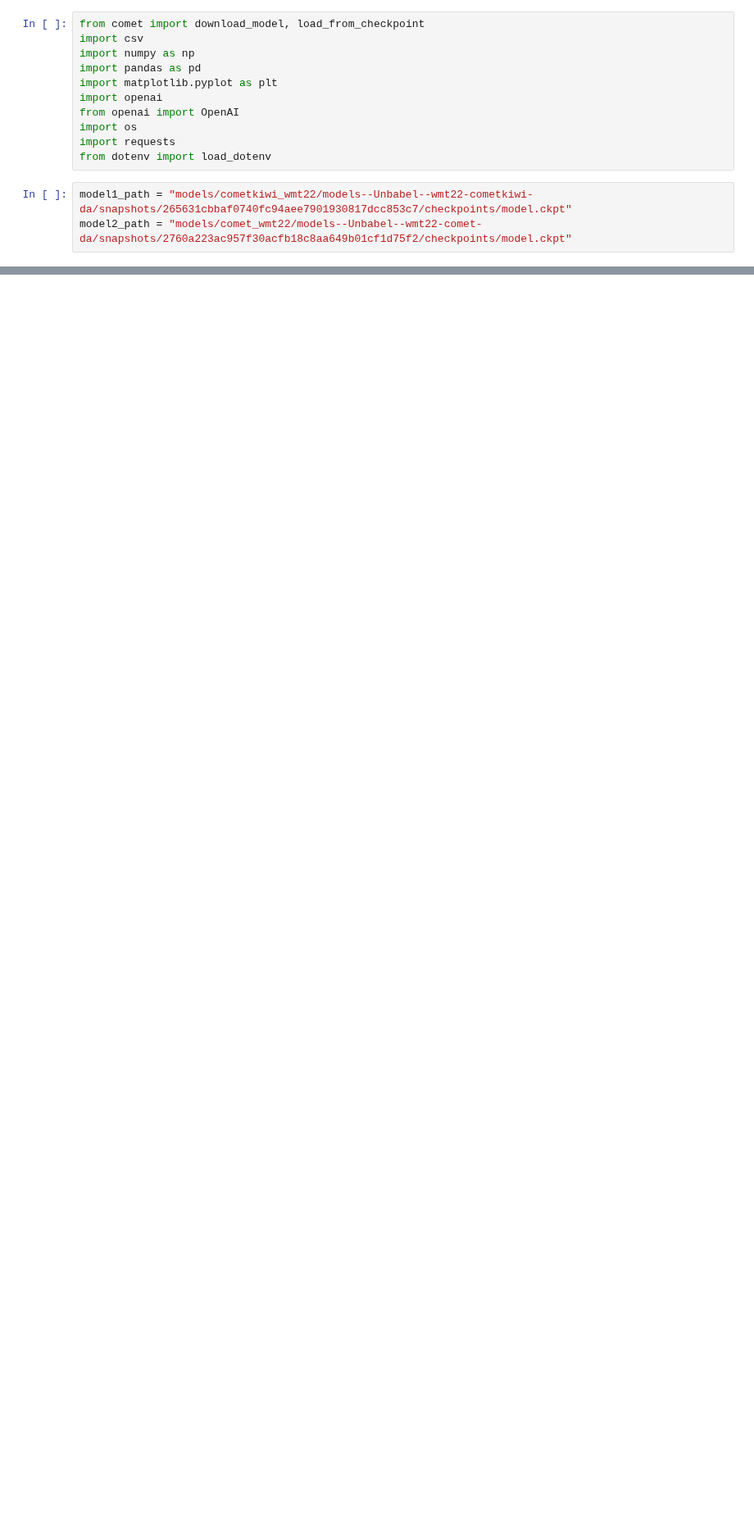
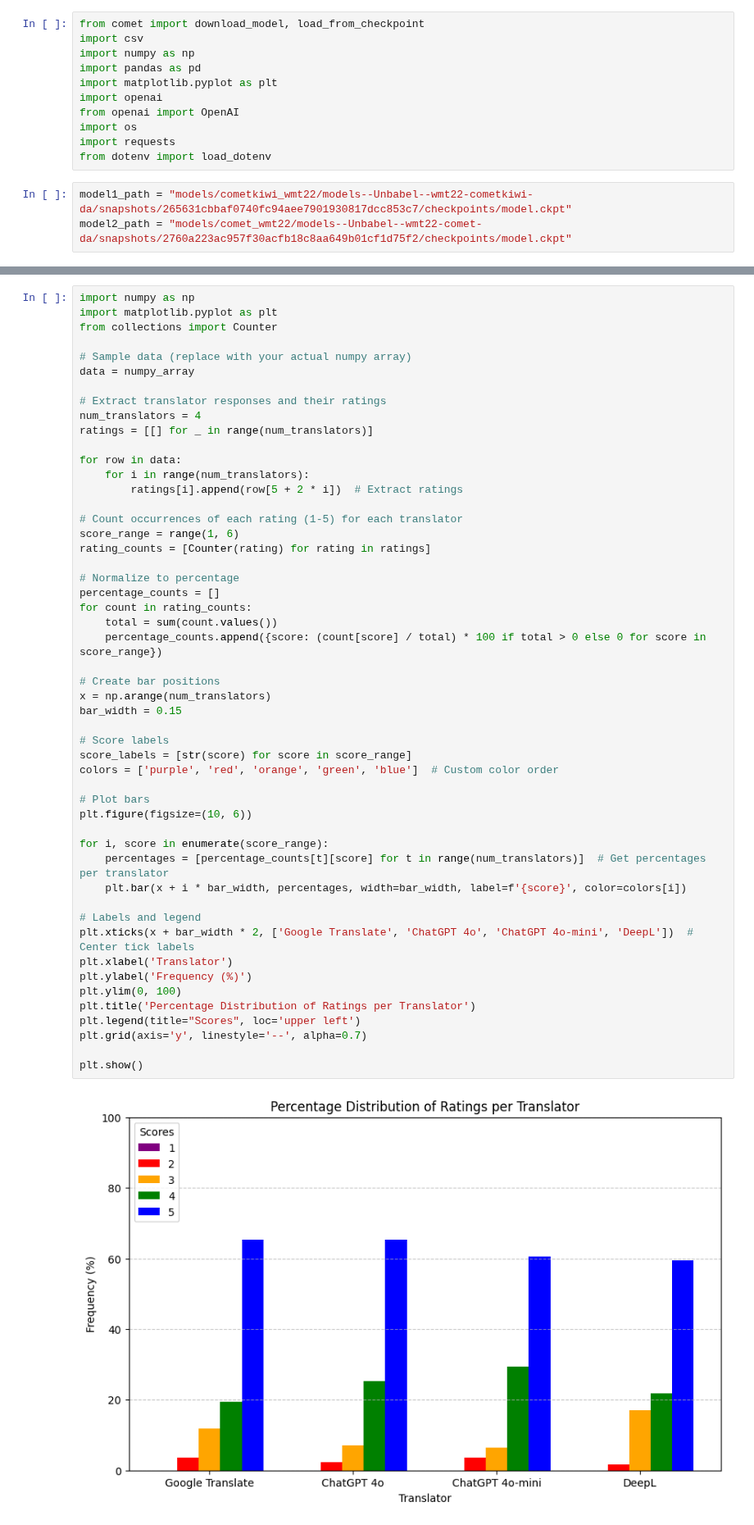
Before and after one commit to antoinevilain001/translation_thesis, a Jupyter notebook: translation_analysis/analysis1/analysis2.ipynb, the cells around one changed output, grey strips where cells are left out. Shown at 82% size. Drawn from its saved outputs; the diff is of its cells as text; blank space fills up the shorter version.

```diff
--- a/translation_analysis/analysis1/analysis2.ipynb
+++ b/translation_analysis/analysis1/analysis2.ipynb
@@ -61,0 +173,53 @@ Mom says that when you look hard you always end up finding something.
+# %%
+import numpy as np
+import matplotlib.pyplot as plt
+from collections import Counter
+
+# Sample data (replace with your actual numpy array)
+data = numpy_array
+
+# Extract translator responses and their ratings
+num_translators = 4
+ratings = [[] for _ in range(num_translators)]
+
+for row in data:
+    for i in range(num_translators):
+        ratings[i].append(row[5 + 2 * i])  # Extract ratings
+
+# Count occurrences of each rating (1-5) for each translator
+score_range = range(1, 6)
+rating_counts = [Counter(rating) for rating in ratings]
+
+# Normalize to percentage
+percentage_counts = []
+for count in rating_counts:
+    total = sum(count.values())
+    percentage_counts.append({score: (count[score] / total) * 100 if total > 0 else 0 for score in score_range})
+
+# Create bar positions
+x = np.arange(num_translators)
+bar_width = 0.15
+
+# Score labels
+score_labels = [str(score) for score in score_range]
+colors = ['purple', 'red', 'orange', 'green', 'blue']  # Custom color order
+
+# Plot bars
+plt.figure(figsize=(10, 6))
+
+for i, score in enumerate(score_range):
+    percentages = [percentage_counts[t][score] for t in range(num_translators)]  # Get percentages per translator
+    plt.bar(x + i * bar_width, percentages, width=bar_width, label=f'{score}', color=colors[i])
+
+# Labels and legend
+plt.xticks(x + bar_width * 2, ['Google Translate', 'ChatGPT 4o', 'ChatGPT 4o-mini', 'DeepL'])  # Center tick labels
+plt.xlabel('Translator')
+plt.ylabel('Frequency (%)')
+plt.ylim(0, 100)
+plt.title('Percentage Distribution of Ratings per Translator')
+plt.legend(title="Scores", loc='upper left')
+plt.grid(axis='y', linestyle='--', alpha=0.7)
+
+plt.show()
+# %% [output]
+[figure, added]
```
Also changed, not shown: parts of 4 cells of this notebook, 1 other file.
